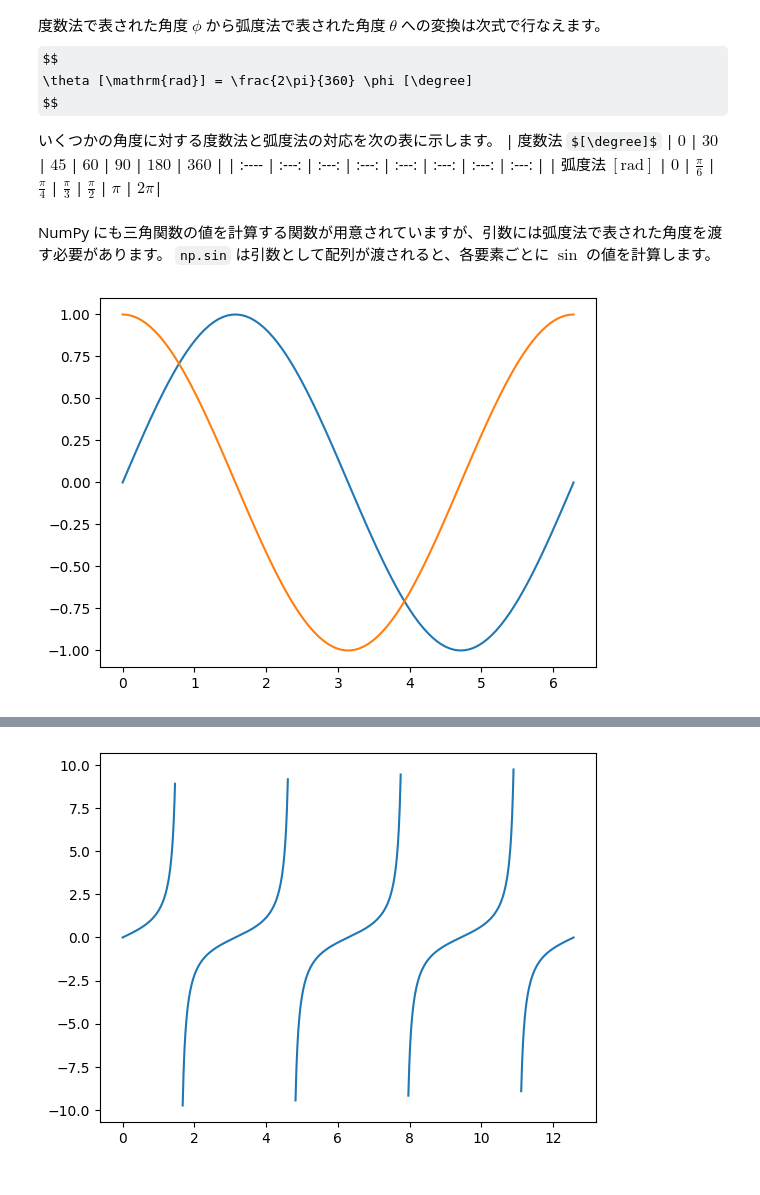
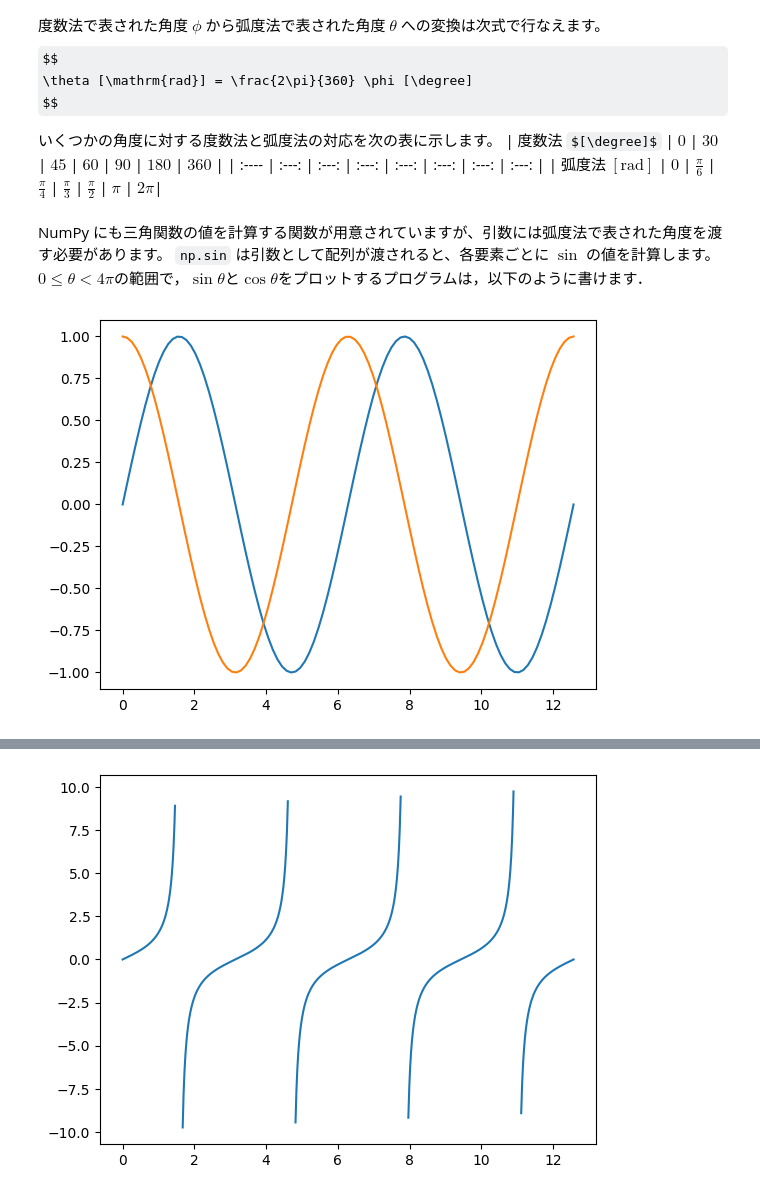
Before and after one commit to ykinolab-tokai/initial-training-2024, a Jupyter notebook: text/03_Reviewing_Elementary_Math_with_NumPy_and_Matplotlib.ipynb, the cells around one changed output, grey strips where cells are left out. Drawn from its saved outputs; the diff is of its cells as text; code cells hidden in the pictures; some formulas as TeX source.

```diff
--- a/text/03_Reviewing_Elementary_Math_with_NumPy_and_Matplotlib.ipynb
+++ b/text/03_Reviewing_Elementary_Math_with_NumPy_and_Matplotlib.ipynb
@@ -567,16 +573,17 @@ $$
 # %% [markdown]
 NumPy にも三角関数の値を計算する関数が用意されていますが、引数には弧度法で表された角度を渡す必要があります。
 `np.sin` は引数として配列が渡されると、各要素ごとに $\sin$ の値を計算します。
+$0 \le \theta < 4\pi$の範囲で，$\sin \theta$と$\cos \theta$をプロットするプログラムは，以下のように書けます．
 # %%
 import numpy as np
 import matplotlib.pyplot as plt
 
-x = np.linspace(0, 2 * np.pi, 100) # 0 から 2π までの範囲を 100 等分した1次元配列
+x = np.linspace(0, 4 * np.pi, 100) # 0 から 2π までの範囲を 100 等分した1次元配列
 y1 = np.sin(x)
 y2 = np.cos(x)
 
 plt.plot(x, y1)
 plt.plot(x, y2)
 plt.show()
 # %% [output]
-[figure, old version]
+[figure, new version]
```
Also changed, not shown: parts of 6 cells of this notebook, 1 other file.
